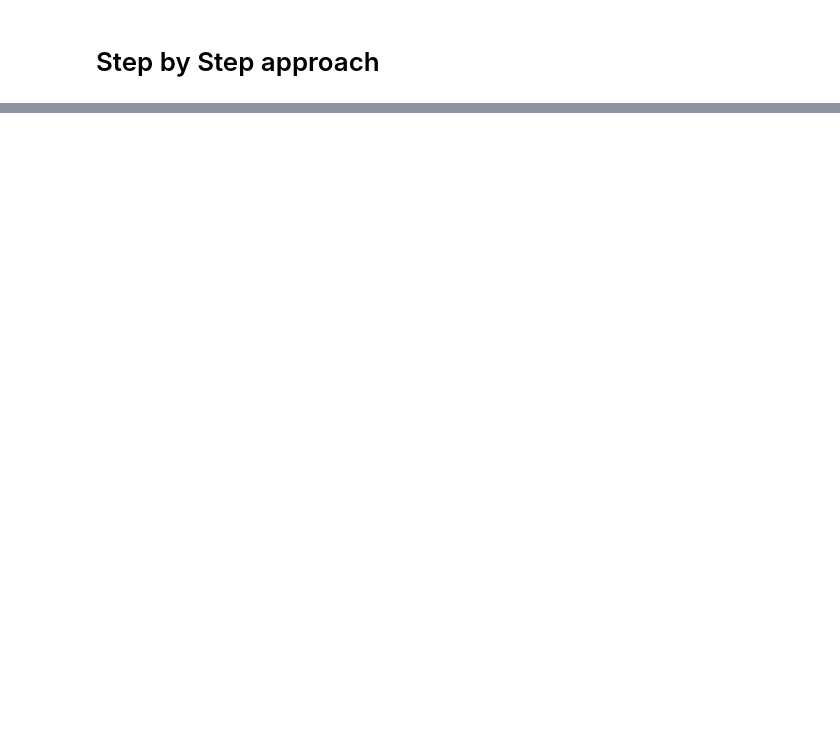
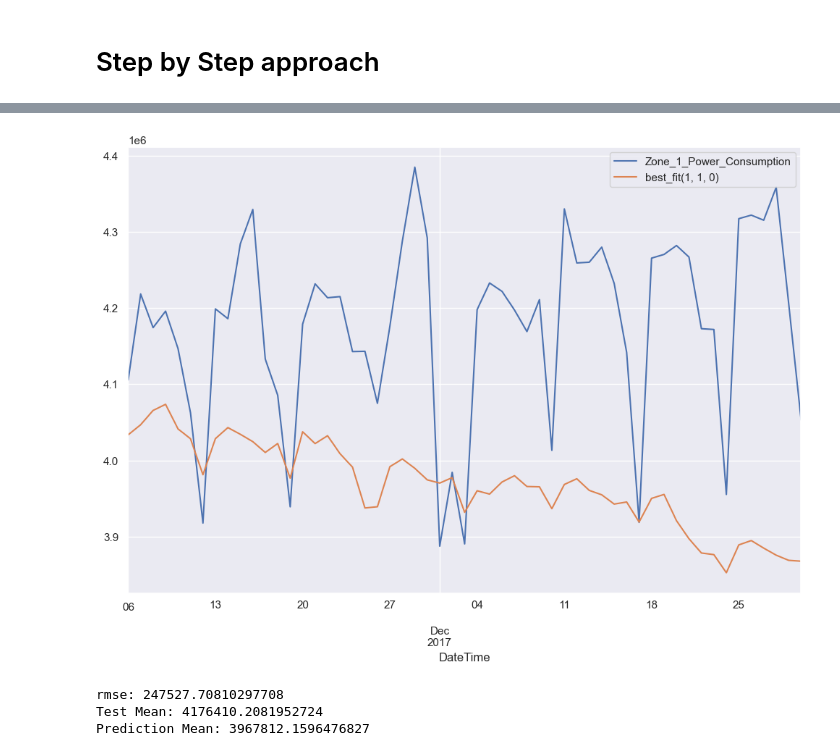
Before and after one commit to Mahyar-Fazelzadeh/Energy-Consumption-Prediction-using-Arima-and-RNN-models, a Jupyter notebook: power_consumption_of_Tetouan_city.ipynb, the cells around one changed output, grey strips where cells are left out. Drawn from its saved outputs; the diff is of its cells as text; code cells hidden in the pictures; blank space fills up the shorter version.

```diff
--- a/power_consumption_of_Tetouan_city.ipynb
+++ b/power_consumption_of_Tetouan_city.ipynb
@@ -219,6 +241,10 @@ KeyboardInterrupt:
 # Step by Step approach
 # %%
 df_ = data_zone1[['Zone_1_Power_Consumption']]
+test_size = 0.15
+column = 'Zone_1_Power_Consumption'
+seasonal_status =True
+seasonal_period = 28
 # %%
 #Spliting data to train and test
 train_test_cutoff = int(len(df_)*(1-test_size))
@@ -226,0 +268,7 @@ test = df_.iloc[train_test_cutoff:]
+# %%
+
+
+# Finding best parameter
+
+best_fit = auto_arima(df_[[column]],trace=True ,
+                      seasonal=seasonal_status, m=seasonal_period, error_action='ignore')
@@ -226,0 +293,21 @@ test = df_.iloc[train_test_cutoff:]
+# %%
+if seasonal_status:  # It is deciding whether use Sarima or arima model based on "seasonal_status" input
+        model = SARIMAX(train[column].astype(float),
+                        order=best_fit.order,
+                        seasonal_order=best_fit.seasonal_order).fit()
+else:
+        model = ARIMA(train[column].astype(float), order=best_fit.order).fit()
+# model = SARIMAX(train[column].astype(float),
+#                         order=best_fit.order,
+#                         seasonal_order=best_fit.seasonal_order).fit()
+# %%
+# Predicting
+
+# We want to start our predictions at the end of our training data
+start = len(train)
+
+# We want to predict our entire DF - 1 because the end is inclusive.
+# Our df has 264 rows, but rows start at 0 and end at row 263
+end = len(train) + len(test) - 1
+
+predictions = model.predict(start=start, end=end, typ='levels').rename(f'best_fit{best_fit.order}')
@@ -226,0 +334,31 @@ test = df_.iloc[train_test_cutoff:]
+# %%
+# Plotting our predictions
+
+test[column].plot(figsize=(12,8), legend=True)
+predictions.plot(legend=True);
+plt.show()
+# %% [output]
+[figure, added]
+# %%
+# Model Evaluation
+from statsmodels.tools.eval_measures import rmse
+
+print(f'rmse: {rmse(test[column],predictions)}')
+# We can also compare the mean values for our predictions and mean values for the test set to see how we
+# are doing
+
+print(f'Test Mean: {test[column].mean()}')
+print(f'Prediction Mean: {predictions.mean()}')
+
+if seasonal_status:  # It is deciding whether use Sarimax or arima model based on "seasonal_status" input
+
+    full_data_model =SARIMAX(df_[column].astype(float),
+                                                order=best_fit.order,
+                                                seasonal_order=best_fit.seasonal_order).fit()
+else:
+
+    full_data_model = ARIMA(df_[column].astype(float), order=best_fit.order,).fit()
+# %% [output]
+rmse: 247527.70810297708
+Test Mean: 4176410.2081952724
+Prediction Mean: 3967812.1596476827
```
Also changed, not shown: parts of 17 cells of this notebook.
